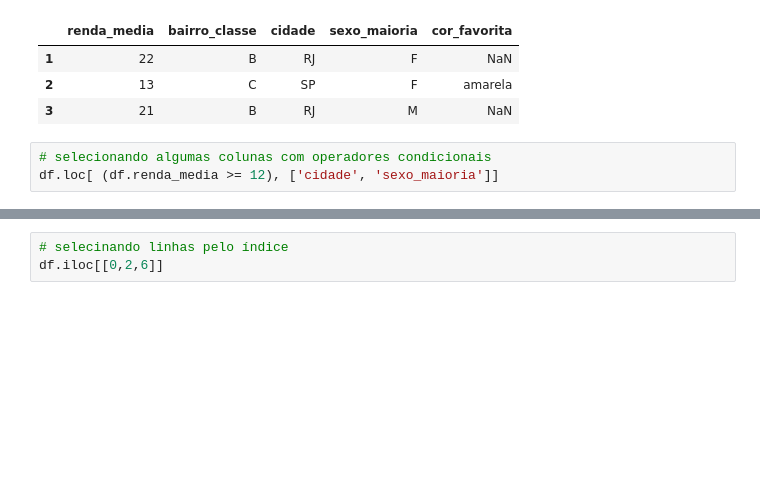
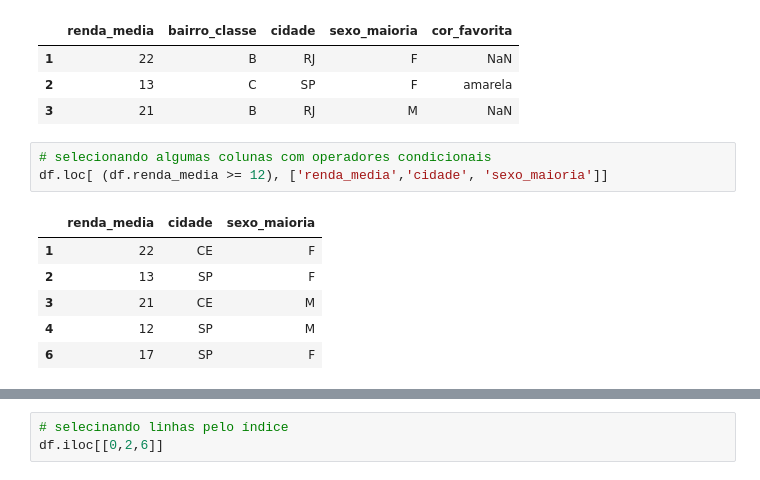
Before and after one commit to renatamontanhana/-Dicas_e_Truques_de_Ciencia_de_Dados, a Jupyter notebook: Dicas_e_Truques_de_Ciência_de_Dados.ipynb, the cells around one changed output, grey strips where cells are left out. Saved outputs shown, nothing was run; the diff lists cells and outputs as text; blank space fills up the shorter version.

```diff
--- a/Dicas_e_Truques_de_Ciência_de_Dados.ipynb
+++ b/Dicas_e_Truques_de_Ciência_de_Dados.ipynb
@@ -70,7 +70,14 @@ df.loc[1:3]
 | 3 | 21 | B | RJ | M | NaN |
 # %%
 # selecionando algumas colunas com operadores condicionais
-df.loc[ (df.renda_media >= 12), ['cidade', 'sexo_maioria']]
+df.loc[ (df.renda_media >= 12), ['renda_media','cidade', 'sexo_maioria']]
+# %% [output]
+|  | renda_media | cidade | sexo_maioria |
+| 1 | 22 | CE | F |
+| 2 | 13 | SP | F |
+| 3 | 21 | CE | M |
+| 4 | 12 | SP | M |
+| 6 | 17 | SP | F |
 # %%
 # Alterando (dando um update) na coluna que segue a condicional
 df.loc[(df.renda_media >= 12), ['bairro_classe']] ='E'
```
Also changed, not shown: parts of 6 cells of this notebook.
